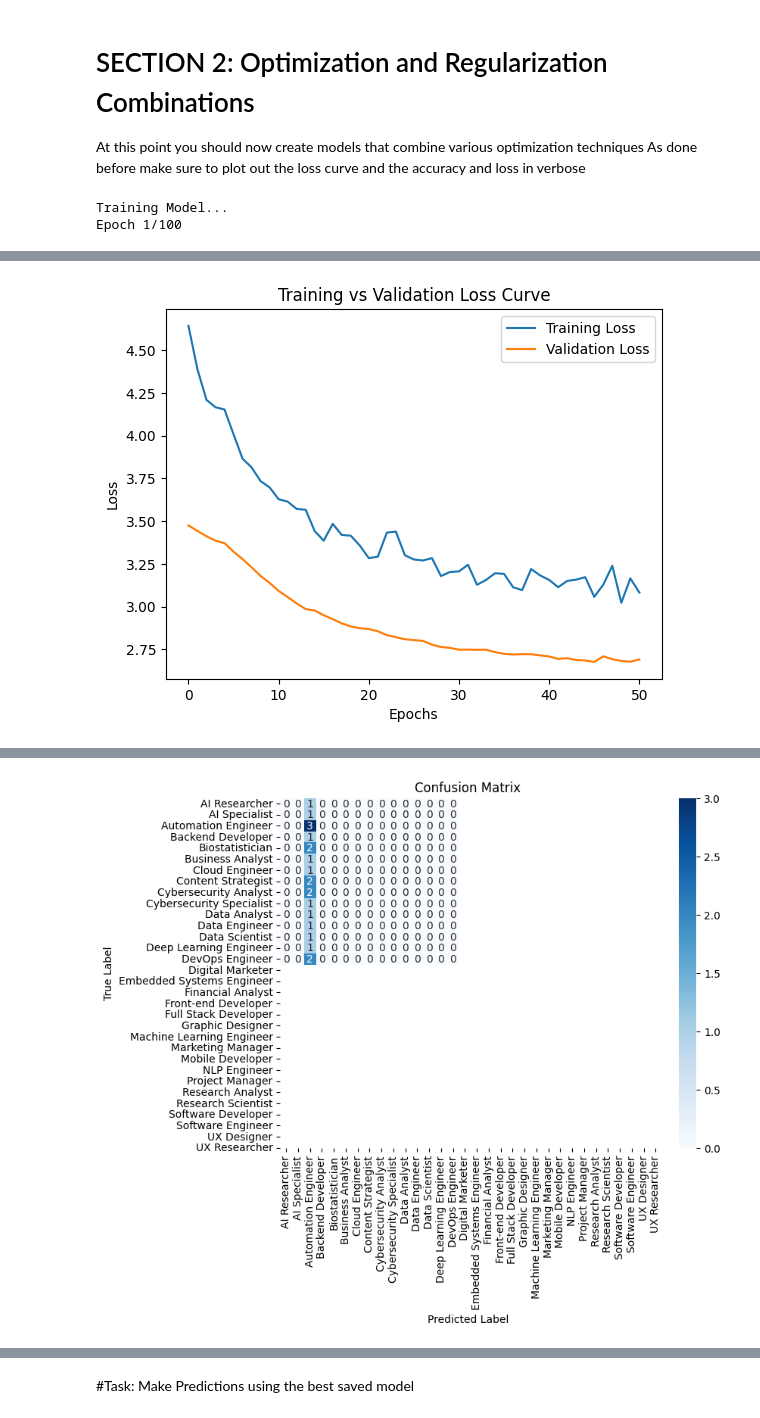
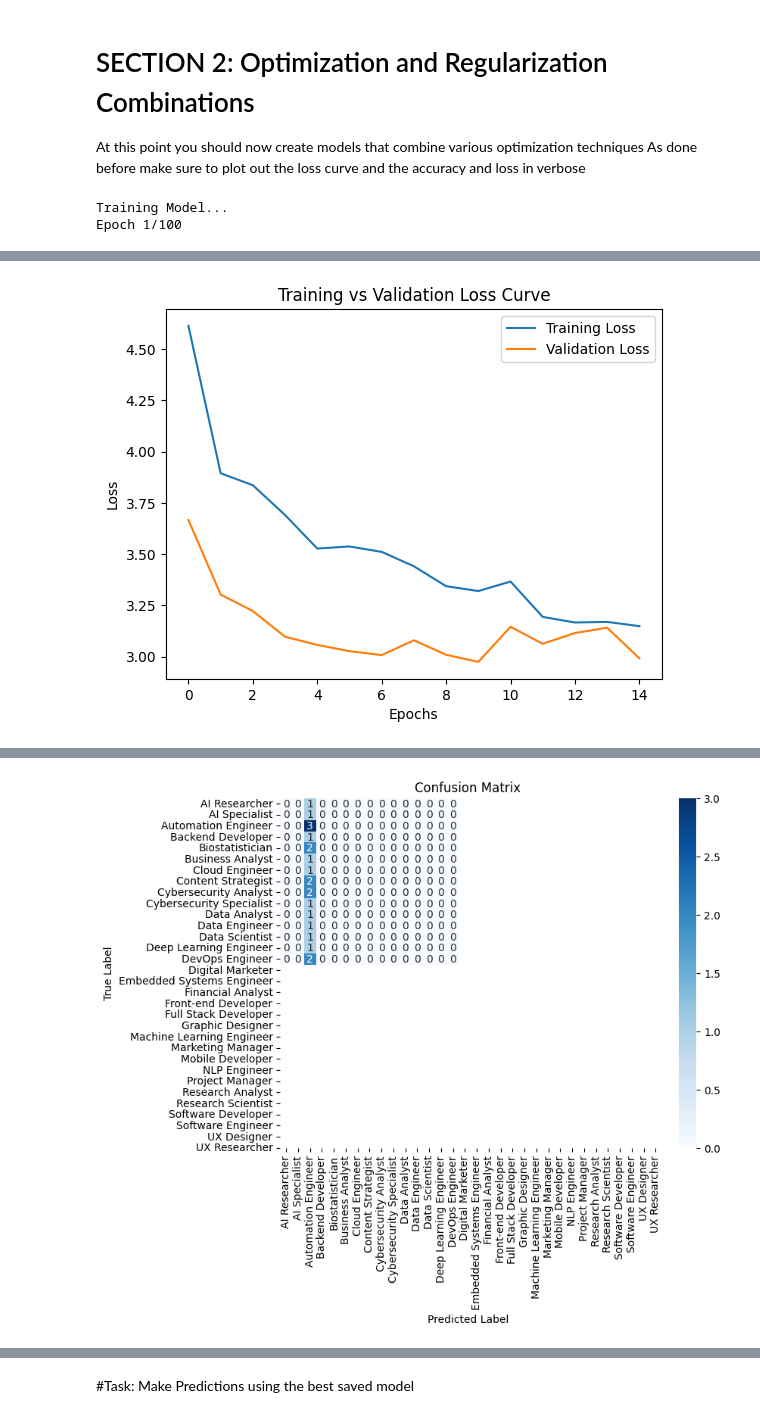
Before and after one commit to Cchancee/summative_into_to_ml, a Jupyter notebook: Summative_Intro_to_ml_Chance_Karambizi_assignment.ipynb, the cells around one changed output, grey strips where cells are left out. Cells and saved outputs as stored; diff of their text form; code cells hidden in the pictures.

```diff
--- a/Summative_Intro_to_ml_Chance_Karambizi_assignment.ipynb
+++ b/Summative_Intro_to_ml_Chance_Karambizi_assignment.ipynb
@@ -195,23 +207,23 @@ class_weights_dict = dict(enumerate(class_weights))
 
 def define_model(
     optimizer='Adam',
-    regularizer=None,
+    regularizer=l2(0.001),
     early_stopping=True,
     dropout=0.3,
-    learning_rate=0.0005,
+    learning_rate=0.01,
     batch_size=16,
     epochs=100
 ):
     model = Sequential()
-    model.add(Dense(256, activation='relu', input_shape=(X_train.shape[1],)))
+    model.add(Dense(256, activation='relu', kernel_regularizer=regularizer, input_shape=(X_train.shape[1],)))
     model.add(Dropout(dropout))
-    model.add(Dense(128, activation='relu'))
+    model.add(Dense(128, activation='relu', kernel_regularizer=regularizer))
     model.add(Dropout(dropout))
-    model.add(Dense(64, activation='relu'))
-    model.add(Dense(128, activation='relu'))
+    model.add(Dense(64, activation='relu', kernel_regularizer=regularizer))
+    model.add(Dense(128, activation='relu', kernel_regularizer=regularizer))
     model.add(Dropout(0.3))
-    model.add(Dense(64, activation='relu'))
-    model.add(Dense(32, activation='relu'))
+    model.add(Dense(64, activation='relu', kernel_regularizer=regularizer))
+    model.add(Dense(32, activation='relu', kernel_regularizer=regularizer))
     model.add(Dense(len(le_target.classes_), activation='softmax'))
 
     opt = Adam(learning_rate=learning_rate) if optimizer == 'Adam' else None
@@ -292 +304 @@ Epoch 51/100
-[figure, old version]
+[figure, new version]
```
Also changed, not shown: parts of 12 cells of this notebook.
